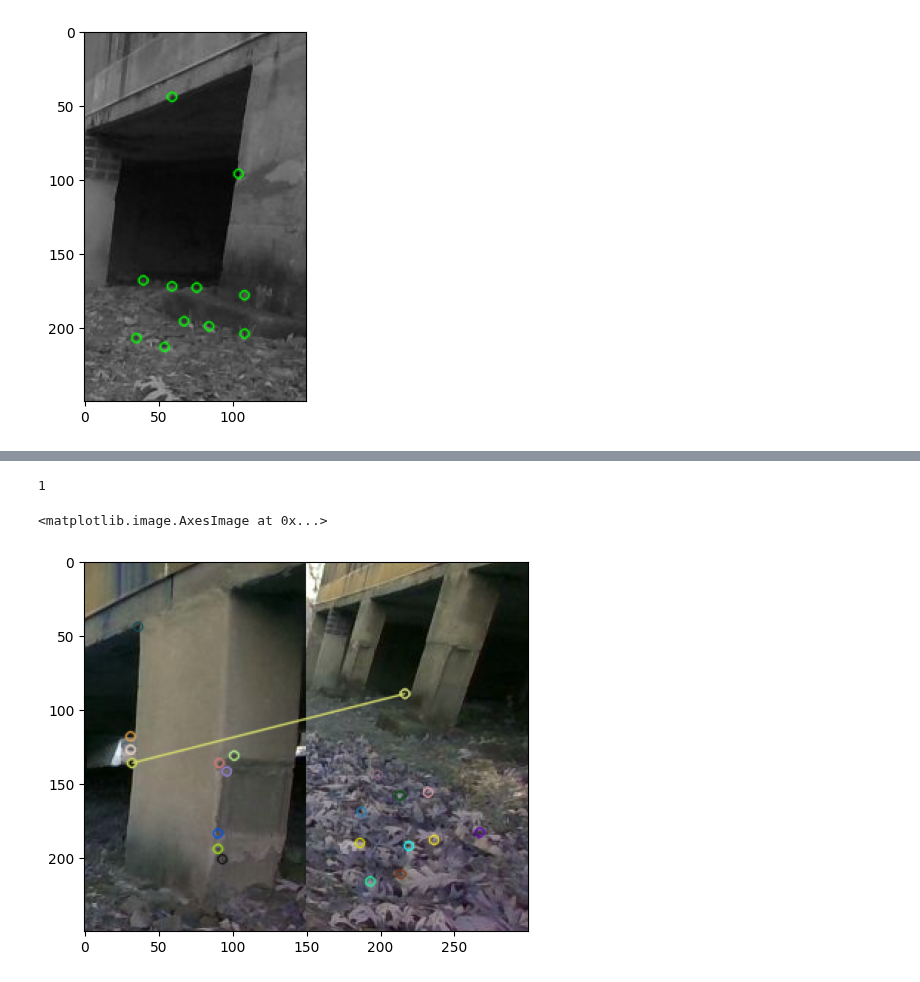
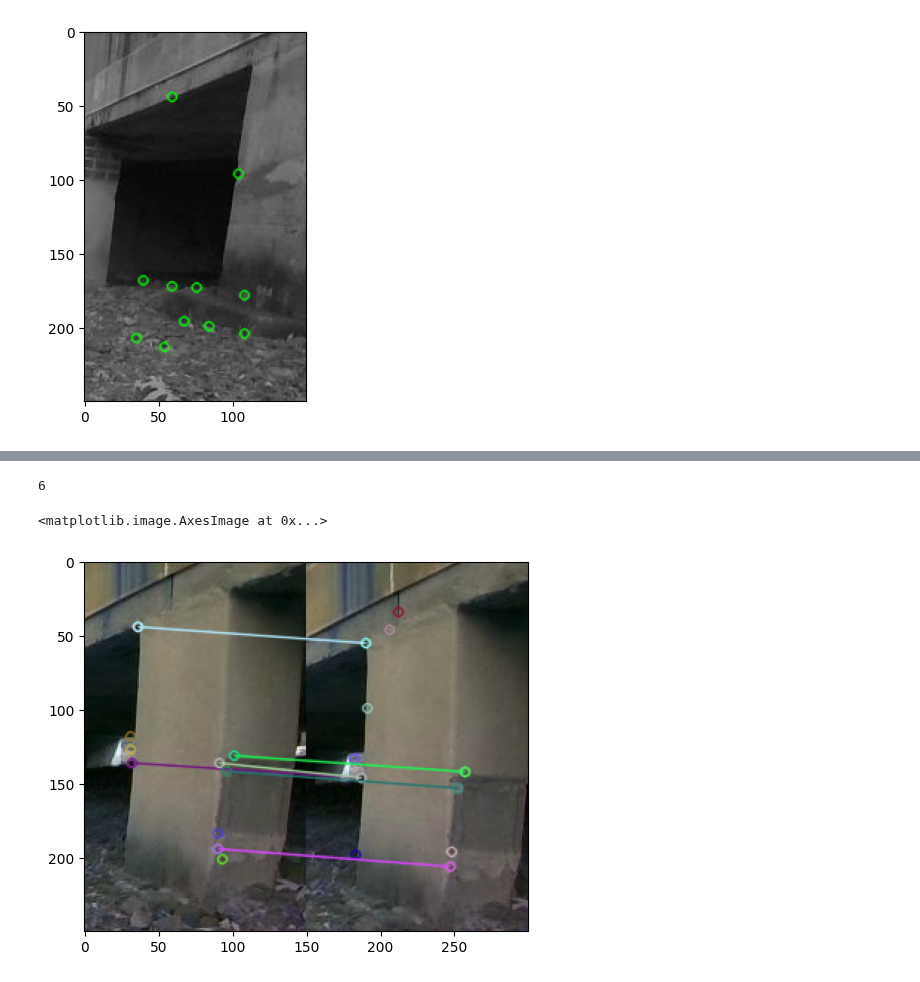
Before and after one commit to mit-acl/roman, a Jupyter notebook: notebooks/11_orb_tracking.ipynb, the cells around one changed output, grey strips where cells are left out. Saved outputs shown, nothing was run; the diff lists cells and outputs as text; code cells hidden in the pictures.

```diff
--- a/notebooks/11_orb_tracking.ipynb
+++ b/notebooks/11_orb_tracking.ipynb
@@ -195,27 +195,27 @@ plt.imshow(final_img)
 # %%
 idx1 = 0
-idx2 = 5
+idx2 = 2
 
 matcher = cv.BFMatcher(cv.NORM_HAMMING, crossCheck=False)
 # matcher = cv.BFMatcher()
 matches = matcher.knnMatch(features[idx1][1], features[idx2][1], k=2)
 
 
 good_matches = []
 for m, n in matches:
     if m.distance < .75*n.distance:
         good_matches.append(m)
 print(len(good_matches))
 
 final_img = cv.drawMatches(imgs[idx1], features[idx1][0],
 imgs[idx2], features[idx2][0], good_matches,None)
 
 # final_img = cv2.resize(final_img, (1000,650))
 
 # Show the final image
 plt.imshow(final_img)
 # cv2.waitKey(3000)
 # %% [output]
-1
+6
 <matplotlib.image.AxesImage at 0x...>
-[figure, old version]
+[figure, new version]
```
Also changed, not shown: parts of 1 cell of this notebook, 1 other file.
